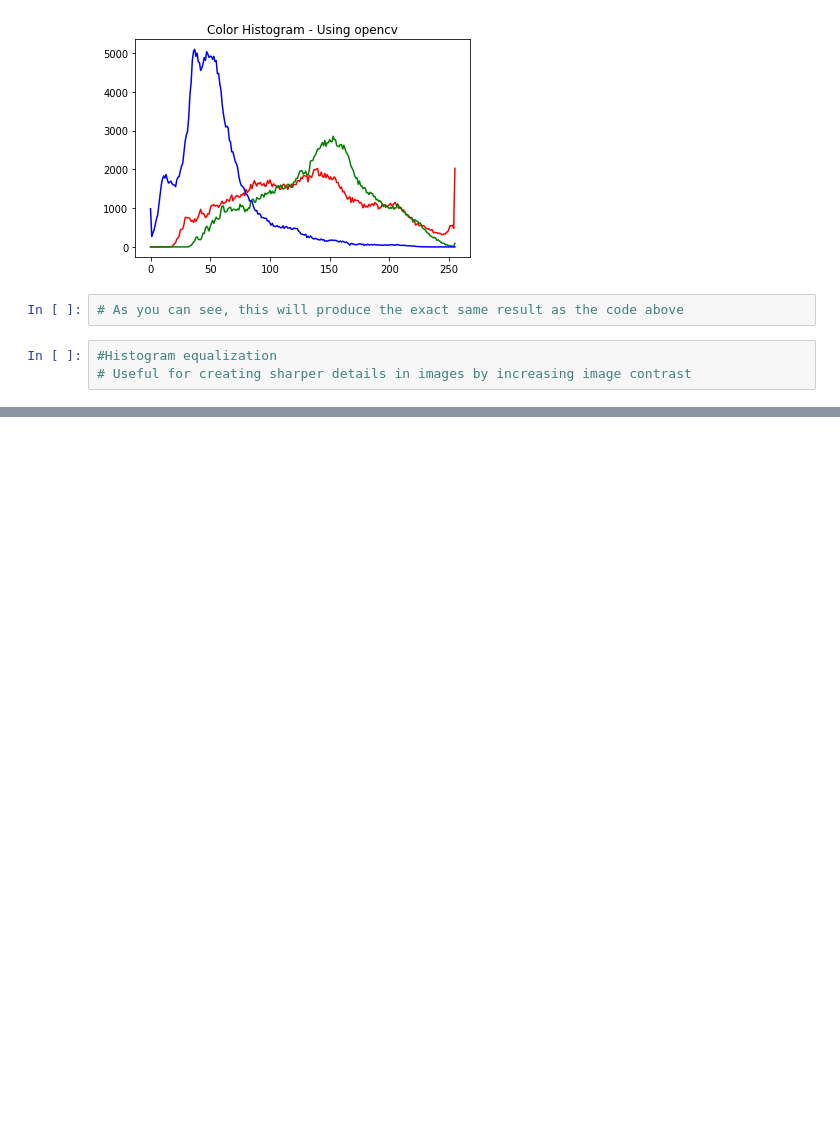
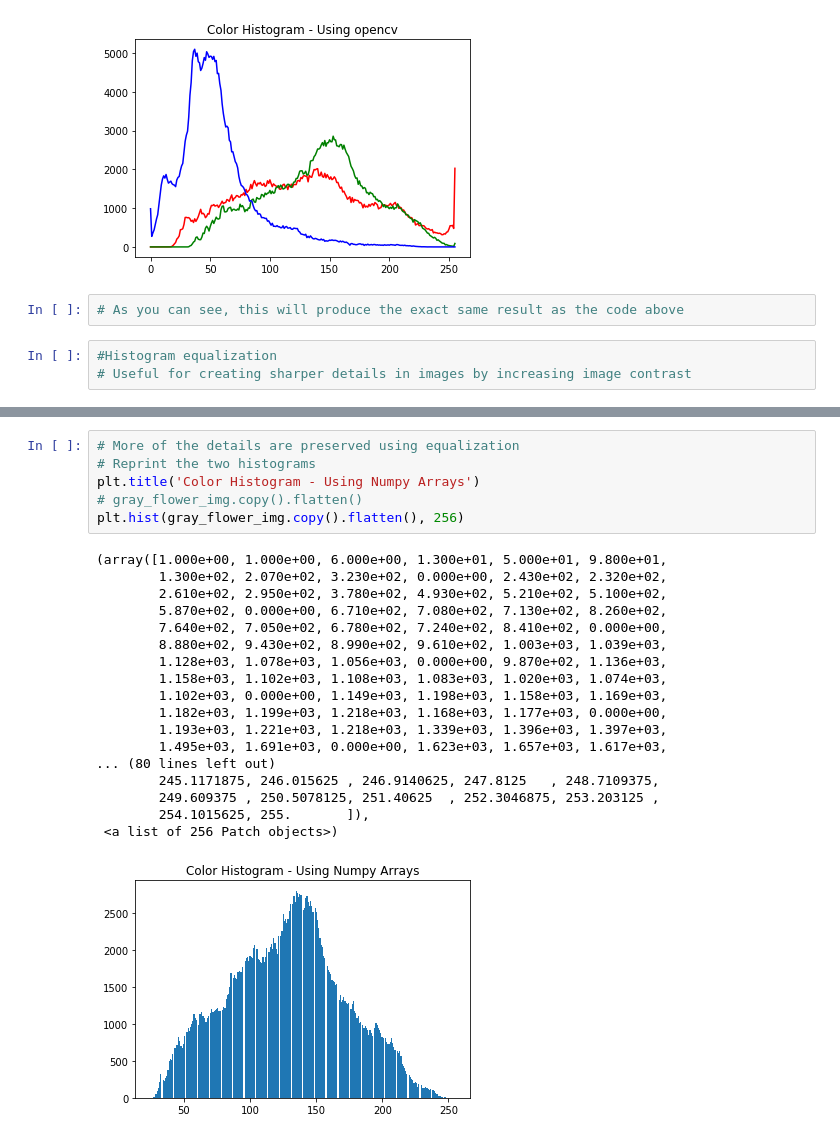
Before and after one commit to EthanWadsworth/TR_CV_Notes, a Jupyter notebook: Histograms.ipynb, the cells around one changed output, grey strips where cells are left out. Saved outputs shown, nothing was run; the diff lists cells and outputs as text; blank space fills up the shorter version.

```diff
--- a/Histograms.ipynb
+++ b/Histograms.ipynb
@@ -59,0 +103,25 @@ for channel, color in enumerate(colors):
+# %%
+# More of the details are preserved using equalization
+# Reprint the two histograms
+plt.title('Color Histogram - Using Numpy Arrays')
+# gray_flower_img.copy().flatten()
+plt.hist(gray_flower_img.copy().flatten(), 256)
+# %% [output]
+(array([1.000e+00, 1.000e+00, 6.000e+00, 1.300e+01, 5.000e+01, 9.800e+01,
+        1.300e+02, 2.070e+02, 3.230e+02, 0.000e+00, 2.430e+02, 2.320e+02,
+        2.610e+02, 2.950e+02, 3.780e+02, 4.930e+02, 5.210e+02, 5.100e+02,
+        5.870e+02, 0.000e+00, 6.710e+02, 7.080e+02, 7.130e+02, 8.260e+02,
+        7.640e+02, 7.050e+02, 6.780e+02, 7.240e+02, 8.410e+02, 0.000e+00,
+        8.880e+02, 9.430e+02, 8.990e+02, 9.610e+02, 1.003e+03, 1.039e+03,
+        1.128e+03, 1.078e+03, 1.056e+03, 0.000e+00, 9.870e+02, 1.136e+03,
+        1.158e+03, 1.102e+03, 1.108e+03, 1.083e+03, 1.020e+03, 1.074e+03,
+        1.102e+03, 0.000e+00, 1.149e+03, 1.198e+03, 1.158e+03, 1.169e+03,
+        1.182e+03, 1.199e+03, 1.218e+03, 1.168e+03, 1.177e+03, 0.000e+00,
+        1.193e+03, 1.221e+03, 1.218e+03, 1.339e+03, 1.396e+03, 1.397e+03,
+        1.495e+03, 1.691e+03, 0.000e+00, 1.623e+03, 1.657e+03, 1.617e+03,
+... (80 lines left out)
+        245.1171875, 246.015625 , 246.9140625, 247.8125   , 248.7109375,
+        249.609375 , 250.5078125, 251.40625  , 252.3046875, 253.203125 ,
+        254.1015625, 255.       ]),
+ <a list of 256 Patch objects>)
+[figure, added]
```
Also changed, not shown: parts of 13 cells of this notebook.
